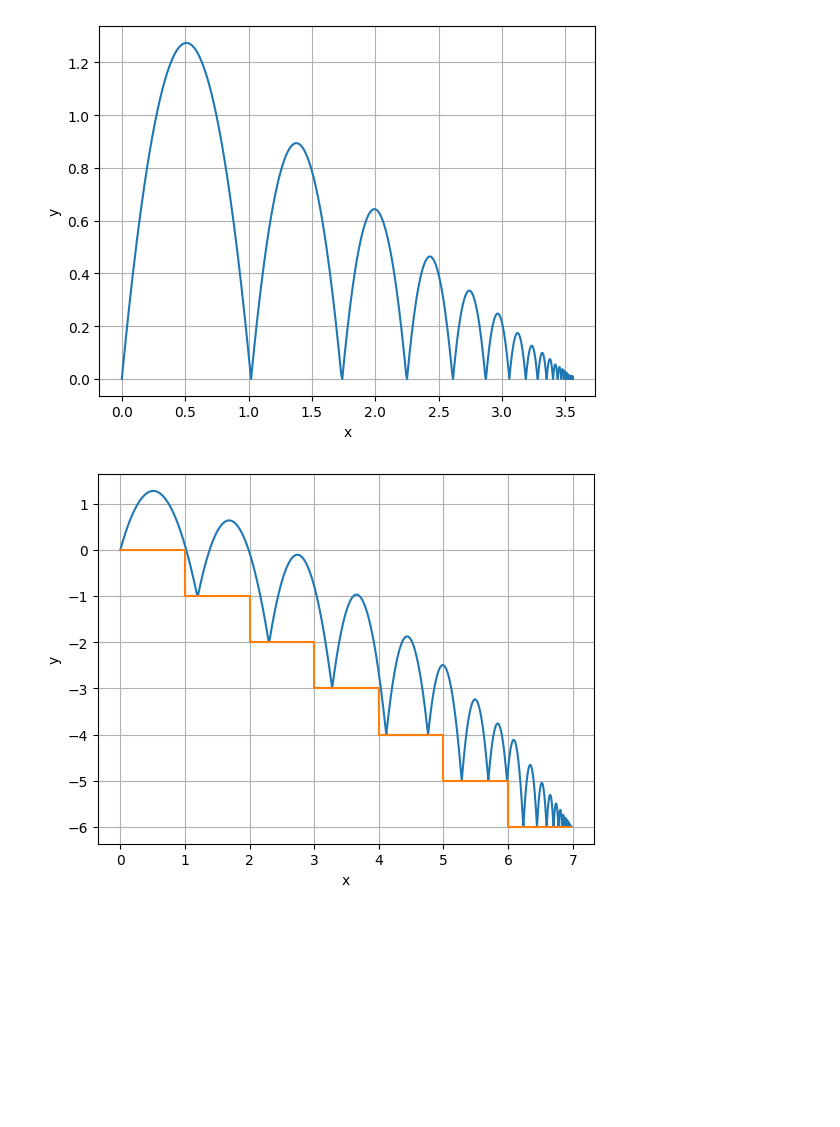
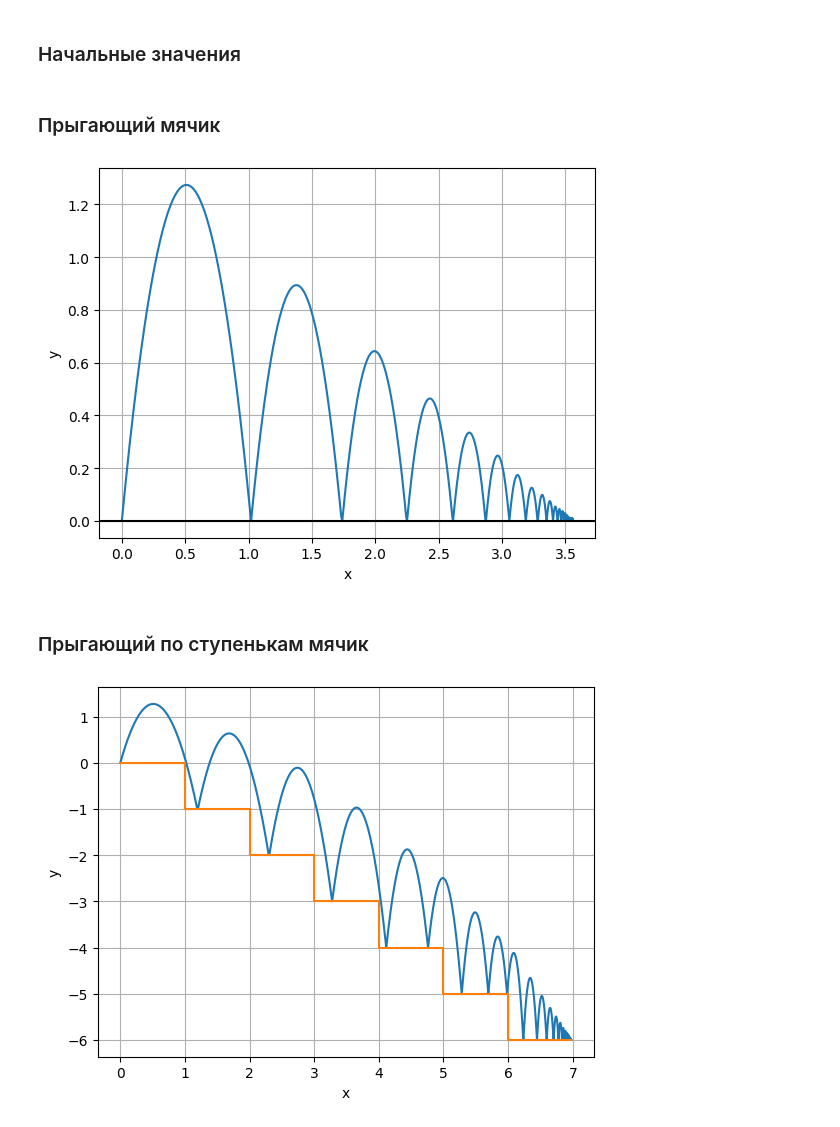
Before and after one commit to abgcw-dead/u-system-modeling, a Jupyter notebook: 4 Прыгающий мячик/BouncingBall.ipynb, the cells around one changed output. Drawn from its saved outputs; the diff is of its cells as text; code cells hidden in the pictures; blank space fills up the shorter version.

```diff
--- a/4 Прыгающий мячик/BouncingBall.ipynb
+++ b/4 Прыгающий мячик/BouncingBall.ipynb
@@ -1,4 +1,6 @@
 # %%
 import matplotlib.pyplot as plt
 import math
+# %% [markdown]
+### Начальные значения
 # %%
@@ -13,40 +15,45 @@ stair_height = 1    # высота ступеньки
 x_init = 0          # начальное положение мяча
 y_init = 0          # начальное положение мяча
 g = 9.81            # ускорение свободного падения
+# %% [markdown]
+### Прыгающий мячик
 # %%
 vx = vx_init
 vy = vy_init
 x0 = x_init         # коорд. при соприкосновении с поверхностью
 t = 0               # начальное время
 bt = 0              # время с момента соприкосновения
 
 x_list = []
 y_list = []
 
 while t < t_limit:
     x = x0 + vx * bt
     y = vy * bt - g * bt**2 / 2
 
     if y < 0:
         x0 = x
         y = 0  # чтобы мяч не проваливался под ступеньку
         vx *= math.sqrt(coef)
         vy = -math.sqrt(coef) * (vy - g * bt)
         bt = 0
 
     t += dt
     bt += dt
 
     x_list.append(x)
     y_list.append(y)
 
 plt.plot(x_list, y_list)
+plt.axhline(y = 0, color = 'black', linestyle = '-')
 plt.grid()
 plt.xlabel('x')
 plt.ylabel('y')
 plt.show()
 # %% [output]
-[figure, old version]
+[figure, new version]
+# %% [markdown]
+### Прыгающий по ступенькам мячик
 # %%
 vx = vx_init
 vy = vy_init
```
Also changed, not shown: parts of 1 cell of this notebook.
